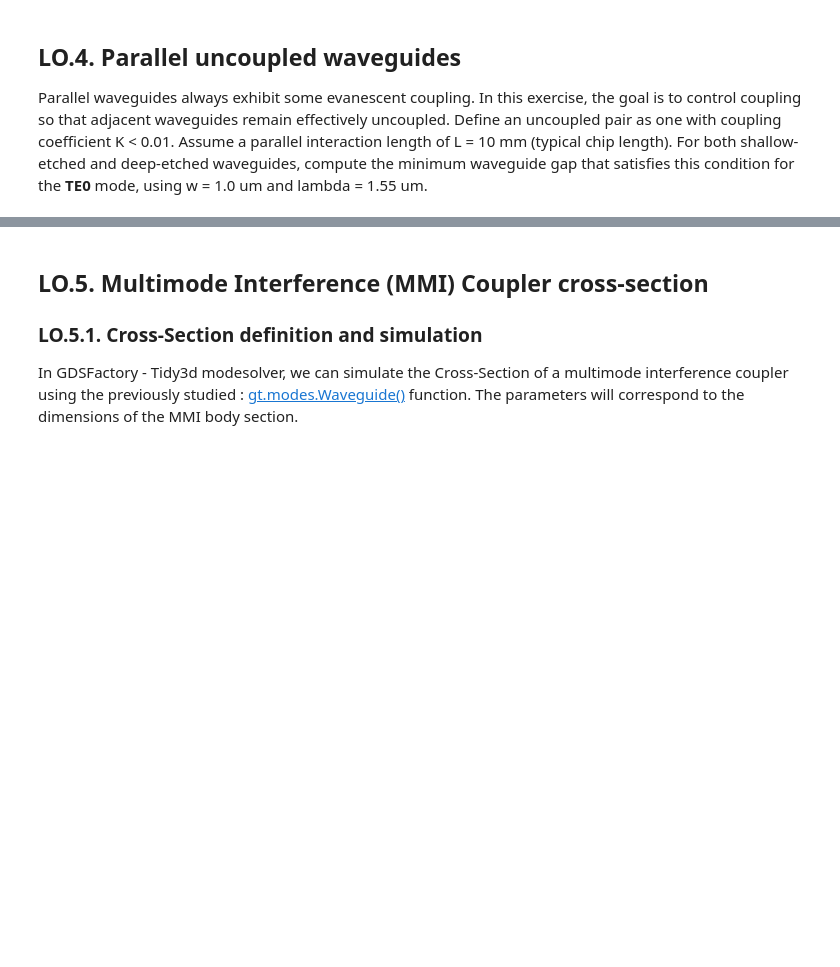
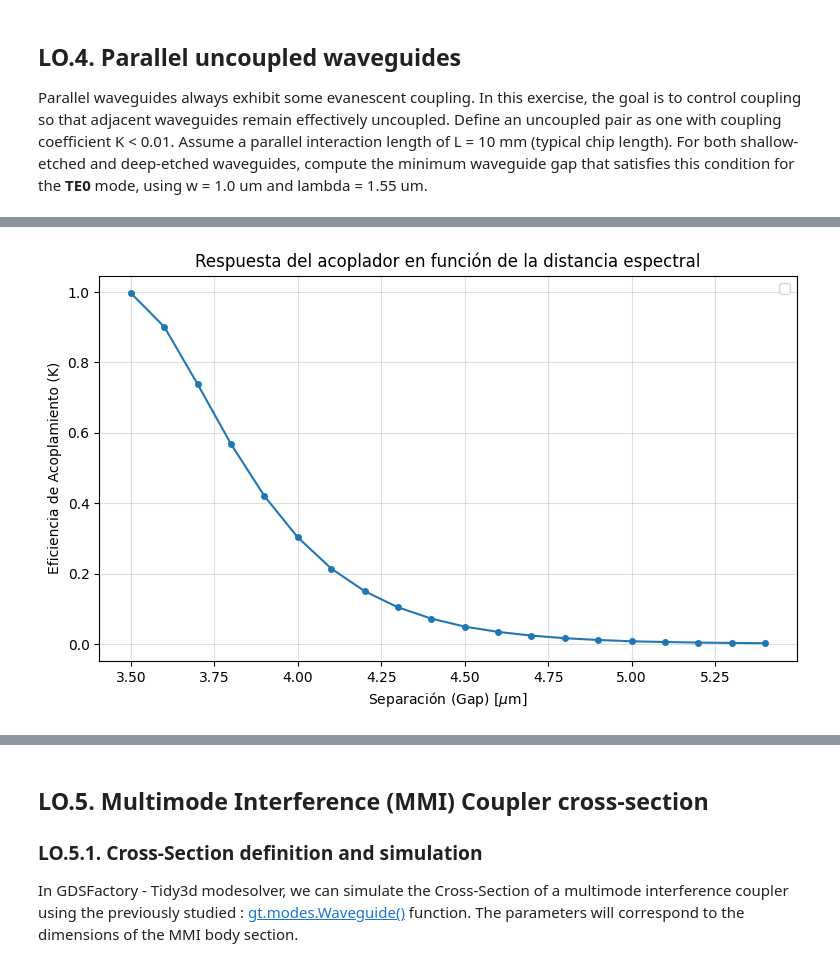
Before and after one commit to lorenagimeno/cifoin-lab2, a Jupyter notebook: COUPLERS_Student.ipynb, the cells around one changed output, grey strips where cells are left out. Cells and saved outputs as stored; diff of their text form; code cells hidden in the pictures; blank space fills up the shorter version.

```diff
--- a/COUPLERS_Student.ipynb
+++ b/COUPLERS_Student.ipynb
@@ -289,0 +412,47 @@ Parallel waveguides always exhibit some evanescent coupling. In this exercise, t
+# %%
+import numpy as np
+import matplotlib.pyplot as plt
+
+# --- Configuración de la simulación ---
+longitud_dispositivo = 10000  # Longitud de interacción en micras
+w_central = 1.55              # Longitud de onda de operación (um)
+
+# Definición del perfil transversal del acoplador
+config_acoplador = gt.modes.WaveguideCoupler(
+    core_width=(1, 1),
+    slab_thickness=150 * nm,   # Espesor del slab para guías shallow
+    core_thickness=300 * nm,   # Altura del núcleo de la guía
+    gap=2.5,
+    core_material='sin',
+    clad_material='sio2',
+    wavelength=w_central,
+    num_modes=3,
+    cache_path='.cache/',
+    precision='double',
+    max_grid_scaling=1.5,
+    grid_resolution=20
+)
+
+# --- Análisis de barrido (Sweep) ---
+# Rango de separación entre guías para el estudio de acoplamiento
+rango_gaps = np.arange(3.5, 5.5, 0.1)
+
+# Extracción de la longitud de acoplamiento característica (L_pi)
+valores_l_pi = gt.modes.sweep_coupling_length(config_acoplador, rango_gaps)
+
+# Cálculo de la potencia transferida (K) basada en la fase acumulada
+# Se utiliza np.pi directamente para mayor consistencia con el resto de arrays
+coeficientes_k = np.sin((np.pi * longitud_dispositivo) / (2 * valores_l_pi))**2
+
+# --- Visualización de resultados ---
+plt.figure(figsize=(9, 5))
+plt.plot(rango_gaps, coeficientes_k, 'o-', color='#1f77b4', markersize=4)
+
+plt.xlabel(r'Separación (Gap) [$\mu$m]')
+plt.ylabel('Eficiencia de Acoplamiento (K)')
+plt.title('Respuesta del acoplador en función de la distancia espectral')
+plt.grid(alpha=0.4)
+plt.legend()
+
+plt.show()
+# %% [output]
@@ -289,0 +479 @@ Parallel waveguides always exhibit some evanescent coupling. In this exercise, t
+[figure, added]
```
Also changed, not shown: parts of 28 cells of this notebook.
